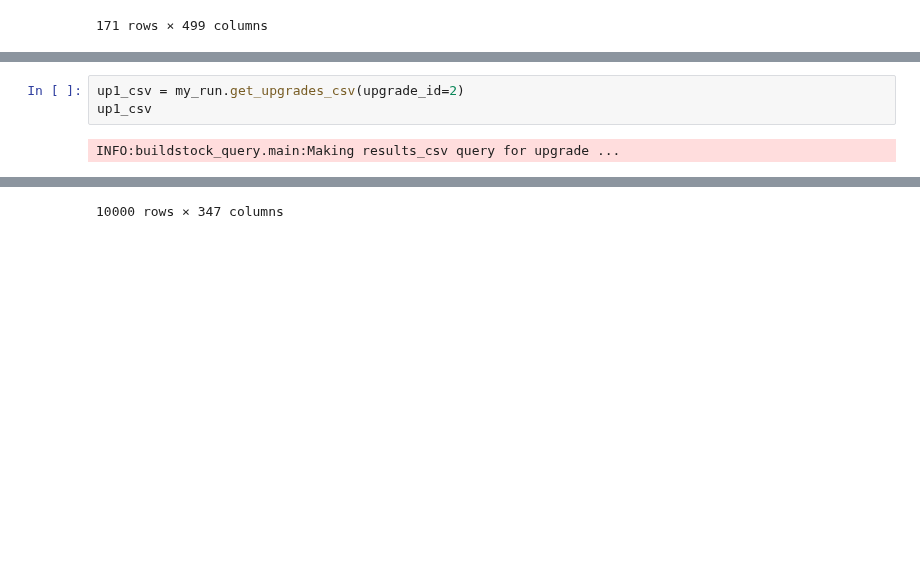
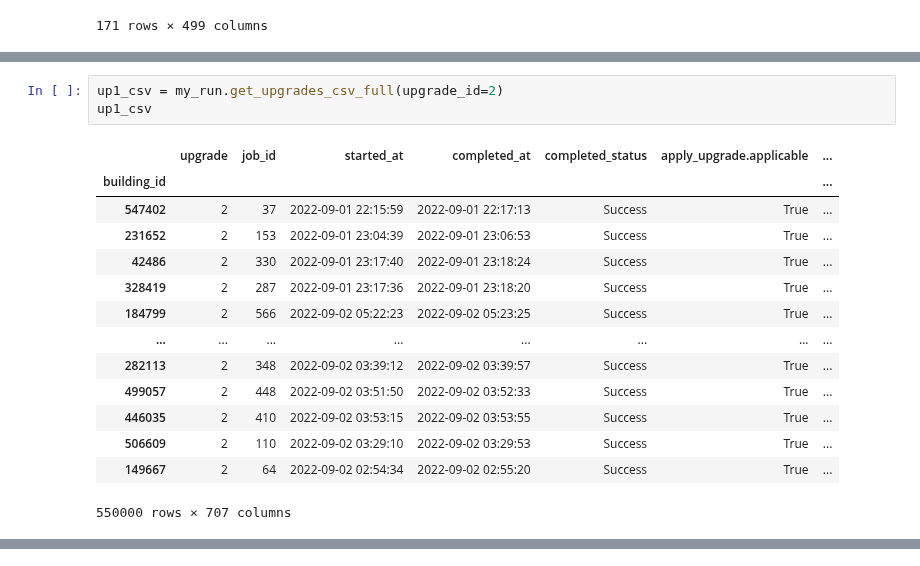
Before and after one commit to NREL/buildstock-query, a Jupyter notebook: example_usage/basic_usage.ipynb, the cells around one changed output, grey strips where cells are left out. Drawn from its saved outputs; the diff is of its cells as text; blank space fills up the shorter version.

```diff
--- a/example_usage/basic_usage.ipynb
+++ b/example_usage/basic_usage.ipynb
@@ -81,5 +99,18 @@ bsdf
 # %%
-up1_csv = my_run.get_upgrades_csv(upgrade_id=2)
+up1_csv = my_run.get_upgrades_csv_full(upgrade_id=2)
 up1_csv
 # %% [output]
+|  | upgrade | job_id | started_at | completed_at | completed_status | apply_upgrade.applicable | ... |
+| building_id |  |  |  |  |  |  | ... |
+| 547402 | 2 | 37 | 2022-09-01 22:15:59 | 2022-09-01 22:17:13 | Success | True | ... |
+| 231652 | 2 | 153 | 2022-09-01 23:04:39 | 2022-09-01 23:06:53 | Success | True | ... |
+| 42486 | 2 | 330 | 2022-09-01 23:17:40 | 2022-09-01 23:18:24 | Success | True | ... |
+| 328419 | 2 | 287 | 2022-09-01 23:17:36 | 2022-09-01 23:18:20 | Success | True | ... |
+| 184799 | 2 | 566 | 2022-09-02 05:22:23 | 2022-09-02 05:23:25 | Success | True | ... |
+| ... | ... | ... | ... | ... | ... | ... | ... |
+| 282113 | 2 | 348 | 2022-09-02 03:39:12 | 2022-09-02 03:39:57 | Success | True | ... |
+| 499057 | 2 | 448 | 2022-09-02 03:51:50 | 2022-09-02 03:52:33 | Success | True | ... |
+| 446035 | 2 | 410 | 2022-09-02 03:53:15 | 2022-09-02 03:53:55 | Success | True | ... |
+| 506609 | 2 | 110 | 2022-09-02 03:29:10 | 2022-09-02 03:29:53 | Success | True | ... |
+| 149667 | 2 | 64 | 2022-09-02 02:54:34 | 2022-09-02 02:55:20 | Success | True | ... |
-INFO:buildstock_query.main:Making results_csv query for upgrade ...
+550000 rows × 707 columns
@@ -99 +116,0 @@ INFO:buildstock_query.main:Making results_csv query for upgrade ...
-10000 rows × 347 columns
```
Also changed, not shown: parts of 6 cells of this notebook, 2 other files.
